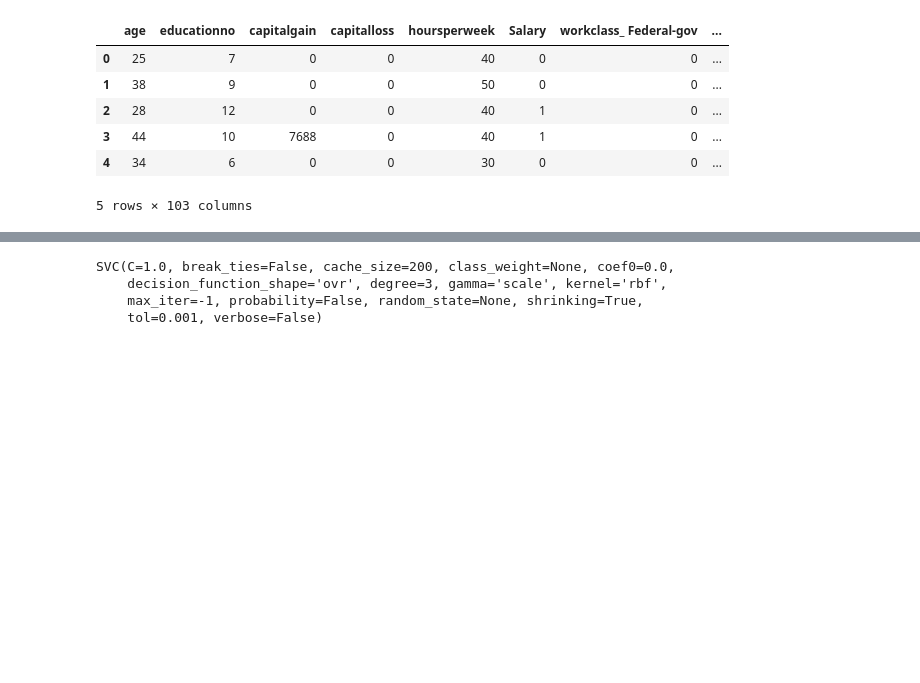
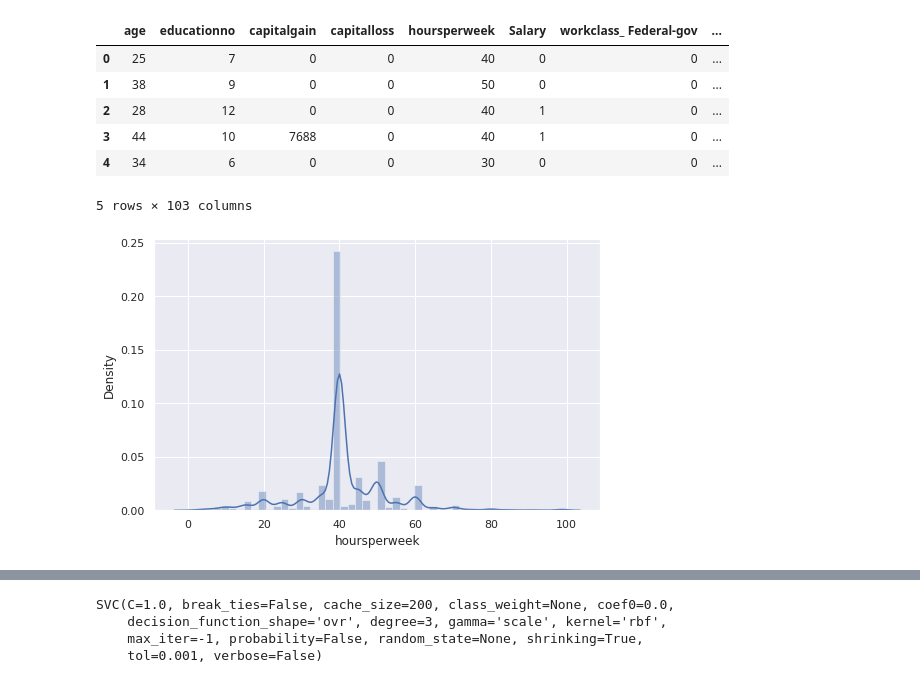
Before and after one commit to RiteshopShrivastava/Support_Vector_Machine, a Jupyter notebook: Assignment_SVM_SalaryData.ipynb, the cells around one changed output, grey strips where cells are left out. Drawn from its saved outputs; the diff is of its cells as text; code cells hidden in the pictures; blank space fills up the shorter version.

```diff
--- a/Assignment_SVM_SalaryData.ipynb
+++ b/Assignment_SVM_SalaryData.ipynb
@@ -152,3 +150,8 @@ df_test.head()
 | 3 | 44 | 10 | 7688 | 0 | 40 | 1 | 0 | ... |
 | 4 | 34 | 6 | 0 | 0 | 30 | 0 | 0 | ... |
 5 rows × 103 columns
+# %%
+rcParams['figure.figsize']= 8,5
+sns.distplot(df_train['hoursperweek']);
+# %% [output]
+[figure, added]
```
Also changed, not shown: parts of 5 cells of this notebook.
